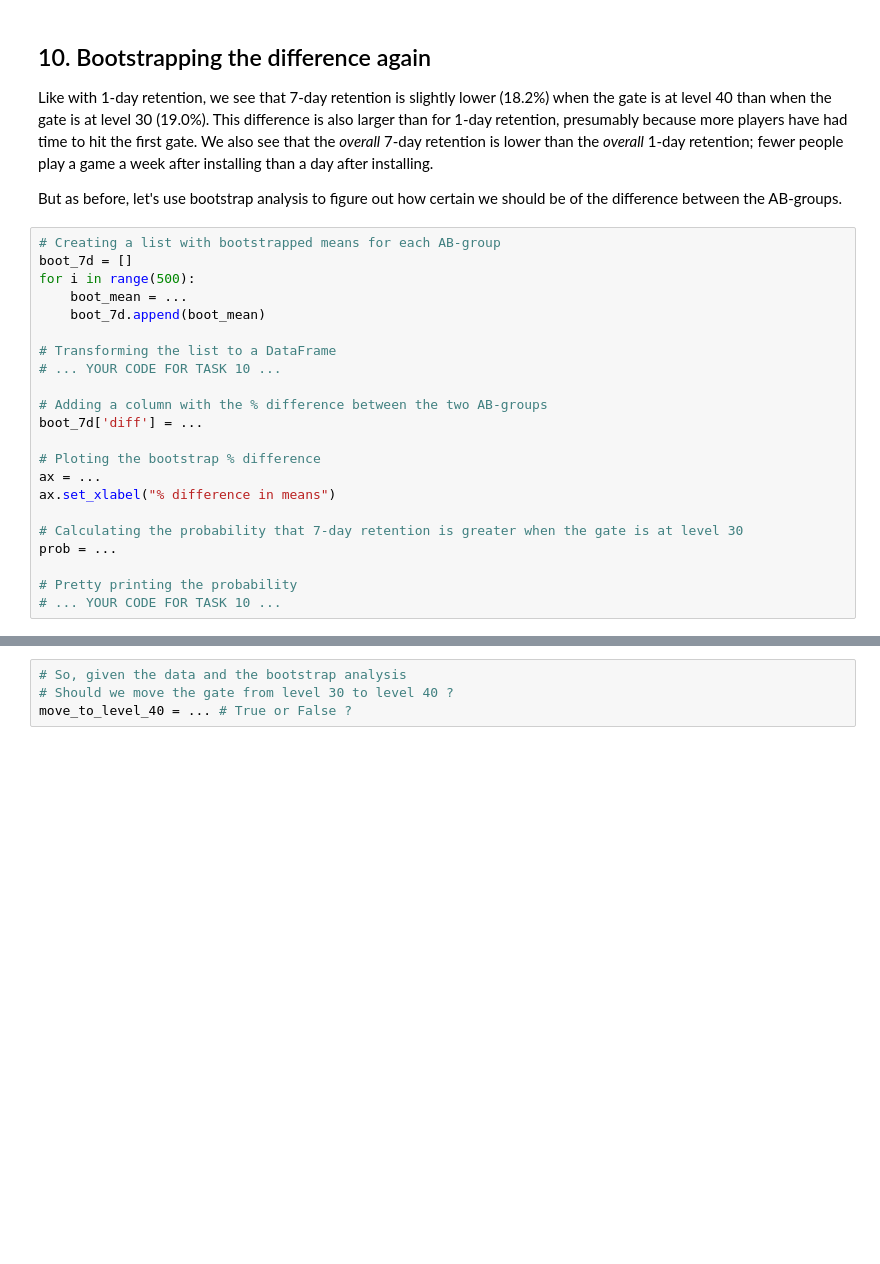
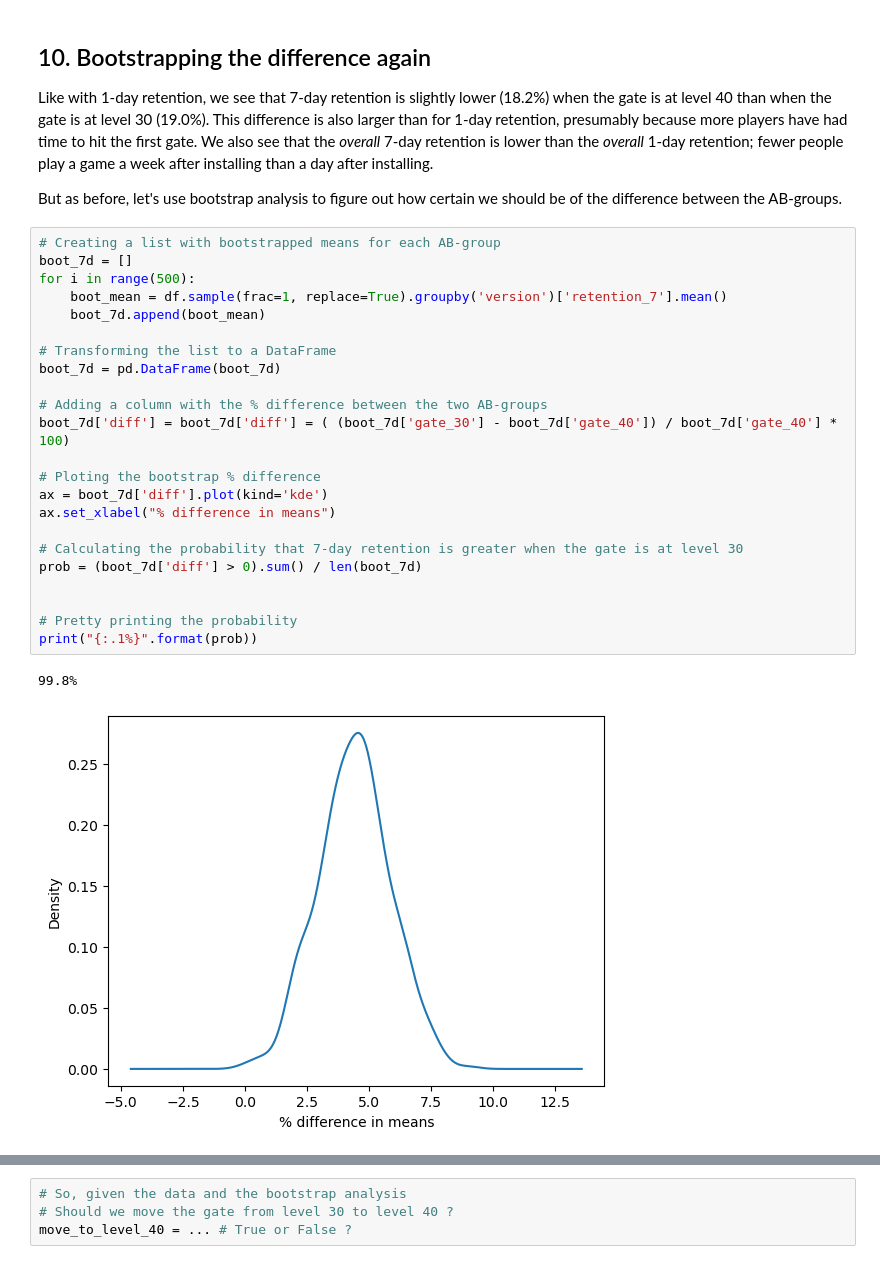
Before and after one commit to JeremyTallant/cookie_cats, a Jupyter notebook: mobile_games.ipynb, the cells around one changed output, grey strips where cells are left out. Cells and saved outputs as stored; diff of their text form; blank space fills up the shorter version.

```diff
--- a/mobile_games.ipynb
+++ b/mobile_games.ipynb
@@ -147,25 +147,29 @@ Name: retention_7, dtype: float64
 # %%
 # Creating a list with bootstrapped means for each AB-group
 boot_7d = []
 for i in range(500):
-    boot_mean = ...
+    boot_mean = df.sample(frac=1, replace=True).groupby('version')['retention_7'].mean()
     boot_7d.append(boot_mean)
 
 # Transforming the list to a DataFrame
-# ... YOUR CODE FOR TASK 10 ...
+boot_7d = pd.DataFrame(boot_7d)
 
 # Adding a column with the % difference between the two AB-groups
-boot_7d['diff'] = ...
+boot_7d['diff'] = boot_7d['diff'] = ( (boot_7d['gate_30'] - boot_7d['gate_40']) / boot_7d['gate_40'] * 100)
 
 # Ploting the bootstrap % difference
-ax = ...
+ax = boot_7d['diff'].plot(kind='kde')
 ax.set_xlabel("% difference in means")
 
 # Calculating the probability that 7-day retention is greater when the gate is at level 30
-prob = ...
+prob = (boot_7d['diff'] > 0).sum() / len(boot_7d)
+
 
 # Pretty printing the probability
-# ... YOUR CODE FOR TASK 10 ...
+print("{:.1%}".format(prob))
+# %% [output]
+99.8%
+[figure, added]
 # %% [markdown]
 ## 11.  The conclusion
 <p>The bootstrap result tells us that there is strong evidence that 7-day retention is higher when the gate is at level 30 than when it is at level 40. The conclusion is: If we want to keep retention high — both 1-day and 7-day retention — we should <strong>not</strong> move the gate from level 30 to level 40. There are, of course, other metrics we could look at, like the number of game rounds played or how much in-game purchases are made by the two AB-groups. But retention <em>is</em> one of the most important metrics. If we don't retain our player base, it doesn't matter how much money they spend in-game.</p>
```
